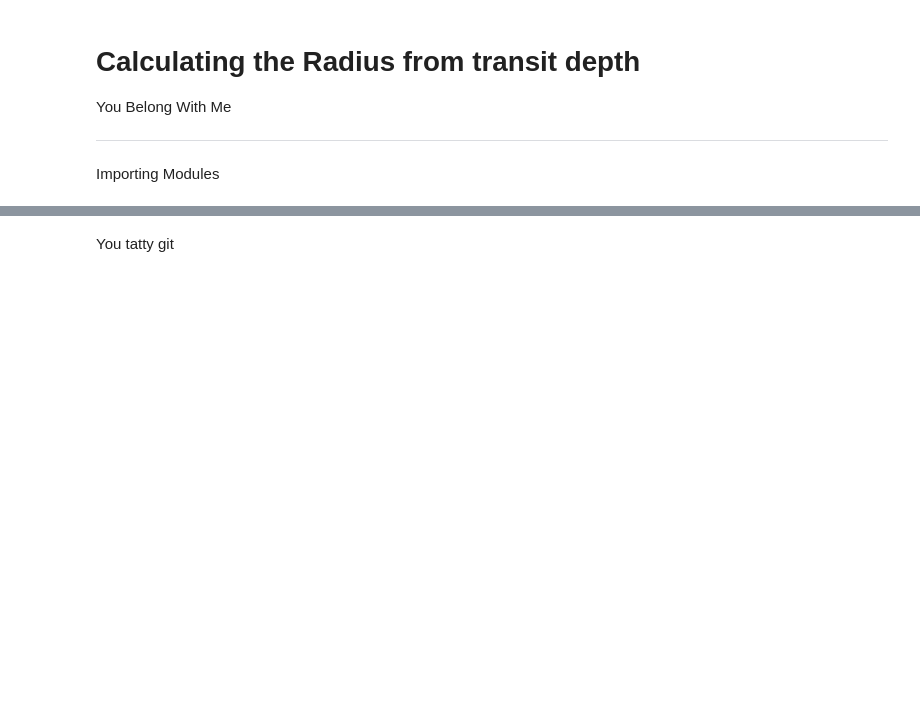
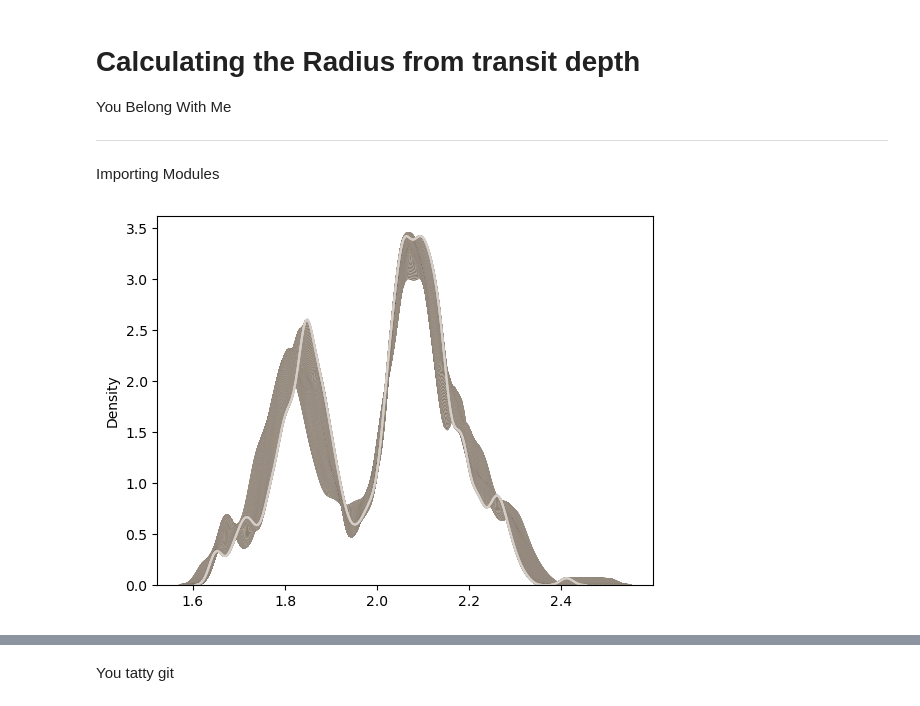
Before and after one commit to Iwan-S/Iwan-and-George-Year-4-Project, a Jupyter notebook: Exoplanets/Testing Ground (George).ipynb, the cells around one changed output, grey strips where cells are left out. Drawn from its saved outputs; the diff is of its cells as text; code cells hidden in the pictures; blank space fills up the shorter version.

```diff
--- a/Exoplanets/Testing Ground (George).ipynb
+++ b/Exoplanets/Testing Ground (George).ipynb
@@ -90,11 +89,48 @@ def fft(Data):
     freq = np.abs(np.fft.fftfreq(N, Delta_t))    # freq being the frequency of the frequency (time).
 
     return freq, data_ft, Delta_t
+# %%
+def ValleyFinder(x, y, c, g, N=0):
+    Angle = π/2-np.arctan(np.abs(g))
+    NewX, NewY = Rotator(x, y, c, Angle)
+    cX, cY = Rotator([0, 0], [0.28, 0.43], c, Angle)
+
+    KDE = sns.kdeplot(NewX, bw_adjust=0.3)
+    Line = KDE.lines[N]
+    x, y = Line.get_data()
+
+    MinimumListX = []
+    MinimumListY = []
+    for n in range(len(y)):
+        if x[n] > min(cX) and x[n] < max(cX):
+            MinimumListX.append(x[n])
+            MinimumListY.append(y[n])
+
+    Deep = min(MinimumListY)
+    Index = MinimumListY.index(Deep)
+    BigIndex = list(y).index(Deep)
+
+    SuperEarth = max(y[:BigIndex])
+    SubNeptune = max(y[BigIndex:])
+    RatioE = SuperEarth/Deep
+    RatioN = SubNeptune/Deep
+
+    RadiusValley = x[BigIndex]
+
+    return RatioE, RatioN, RadiusValley
 # %%
+# m = -0.11+-0.02, c = 0.37+0.02-0.03
+
 OP = np.log10(np.array(OrbitalPeriodList))
 PR = np.log10(np.array(PlanetRadius))
 Centre = np.array([(min(OP) + max(OP))/2, (min(PR) + max(PR))/2])
-Gradient = -0.11
-Angle = π/2-np.arctan(np.abs(Gradient))
+Gradient = np.linspace(-0.17, -0.05, 1000)
 
-NewX, NewY = Rotator(OP, PR, Centre, Angle)
+RatioE = []
+RatioN = []
+for g in range(len(Gradient)):
+    E, N, RV = ValleyFinder(OP, PR, Centre, Gradient[g], g)
+    RatioE.append(E)
+    RatioN.append(N)
+# %% [output]
+[figure, added]
```
Also changed, not shown: parts of 9 cells of this notebook, 2 other files.
